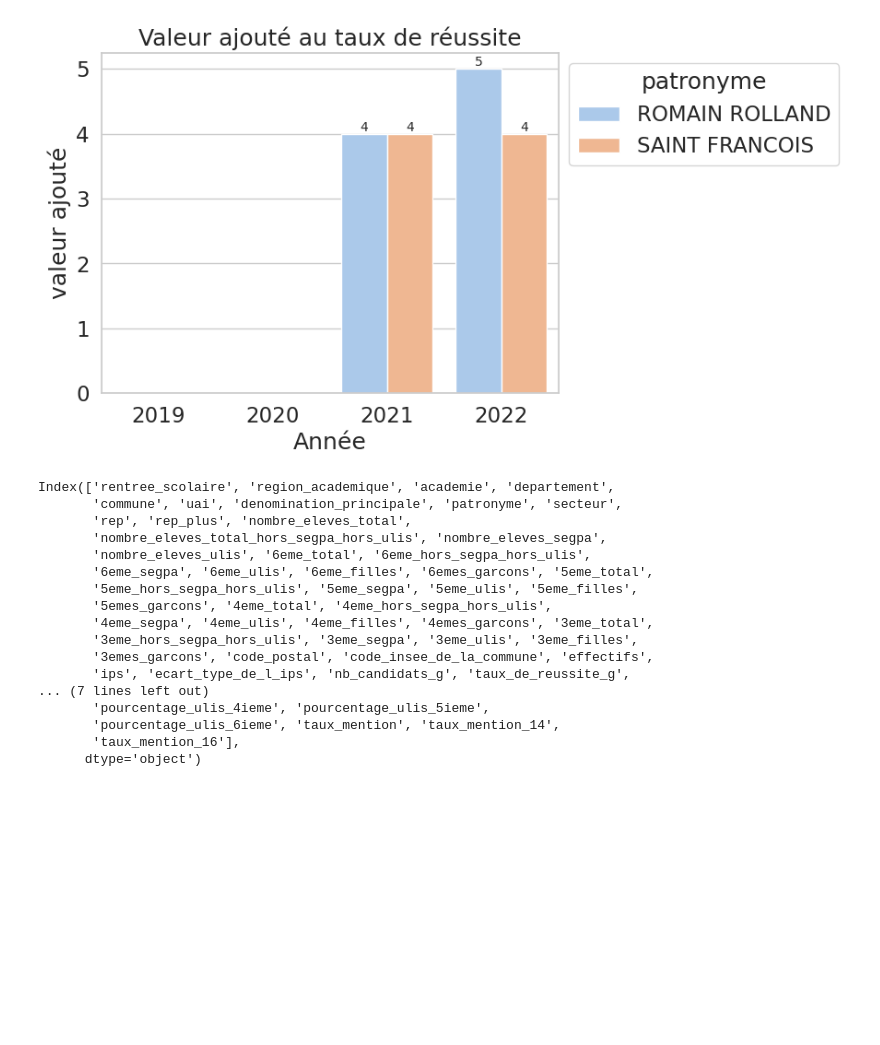
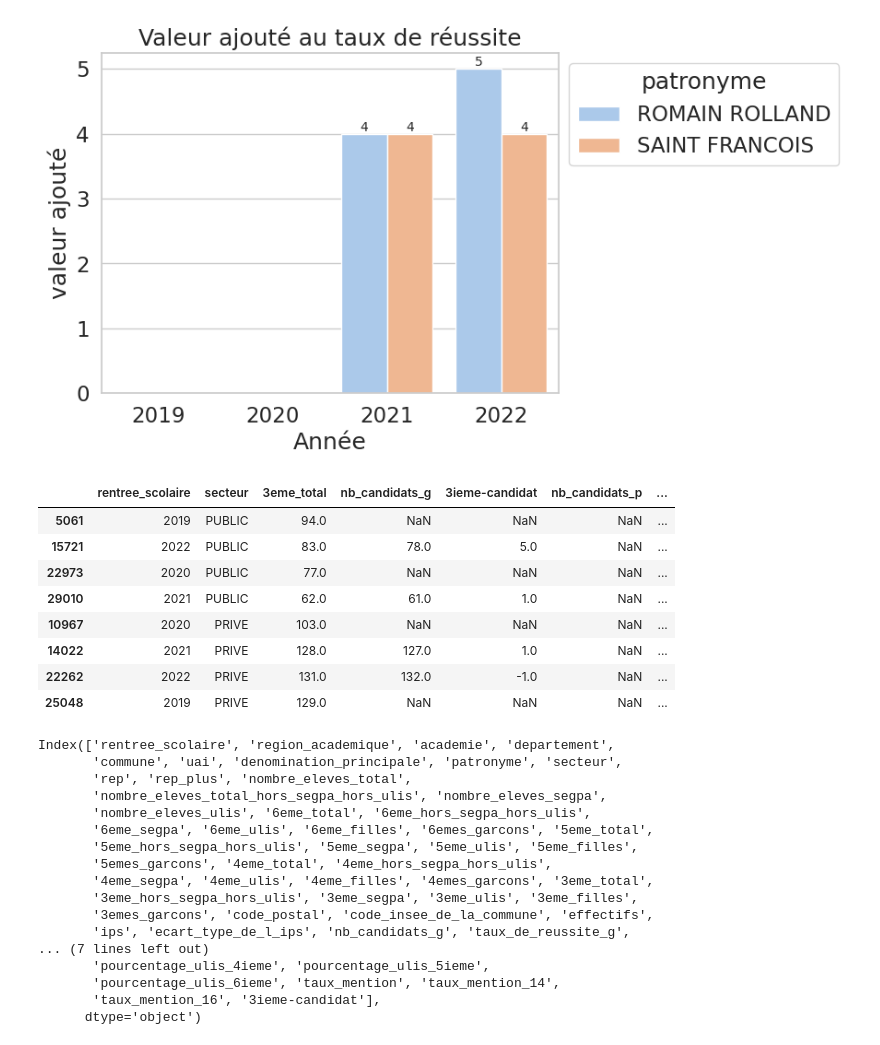
Before and after one commit to barrmath/data_educ, a Jupyter notebook: Comparaison college.ipynb, the cells around one changed output. Saved outputs shown, nothing was run; the diff lists cells and outputs as text; code cells hidden in the pictures; blank space fills up the shorter version.

```diff
--- a/Comparaison college.ipynb
+++ b/Comparaison college.ipynb
@@ -197,6 +199,21 @@ sns.move_legend(ax, "upper left", bbox_to_anchor=(1, 1))
 plt.savefig("va_taux_barplot.jpg",format='jpg')
 # %% [output]
 [figure]
+# %%
+comparatif['3ieme-candidat'] = comparatif['3eme_total']-comparatif['nb_candidats_g']
+# %%
+
+comparatif[['rentree_scolaire','secteur','3eme_total','nb_candidats_g','3ieme-candidat','nb_candidats_p','part_presents_3eme_ordinaire_total']]
+# %% [output]
+|  | rentree_scolaire | secteur | 3eme_total | nb_candidats_g | 3ieme-candidat | nb_candidats_p | ... |
+| 5061 | 2019 | PUBLIC | 94.0 | NaN | NaN | NaN | ... |
+| 15721 | 2022 | PUBLIC | 83.0 | 78.0 | 5.0 | NaN | ... |
+| 22973 | 2020 | PUBLIC | 77.0 | NaN | NaN | NaN | ... |
+| 29010 | 2021 | PUBLIC | 62.0 | 61.0 | 1.0 | NaN | ... |
+| 10967 | 2020 | PRIVE | 103.0 | NaN | NaN | NaN | ... |
+| 14022 | 2021 | PRIVE | 128.0 | 127.0 | 1.0 | NaN | ... |
+| 22262 | 2022 | PRIVE | 131.0 | 132.0 | -1.0 | NaN | ... |
+| 25048 | 2019 | PRIVE | 129.0 | NaN | NaN | NaN | ... |
 # %%
 comparatif.columns
 # %% [output]
@@ -215,5 +232,5 @@ Index(['rentree_scolaire', 'region_academique', 'academie', 'departement',
 ... (7 lines left out)
        'pourcentage_ulis_4ieme', 'pourcentage_ulis_5ieme',
        'pourcentage_ulis_6ieme', 'taux_mention', 'taux_mention_14',
-       'taux_mention_16'],
+       'taux_mention_16', '3ieme-candidat'],
       dtype='object')
```
Also changed, not shown: parts of 1 cell of this notebook, 5 other files.
